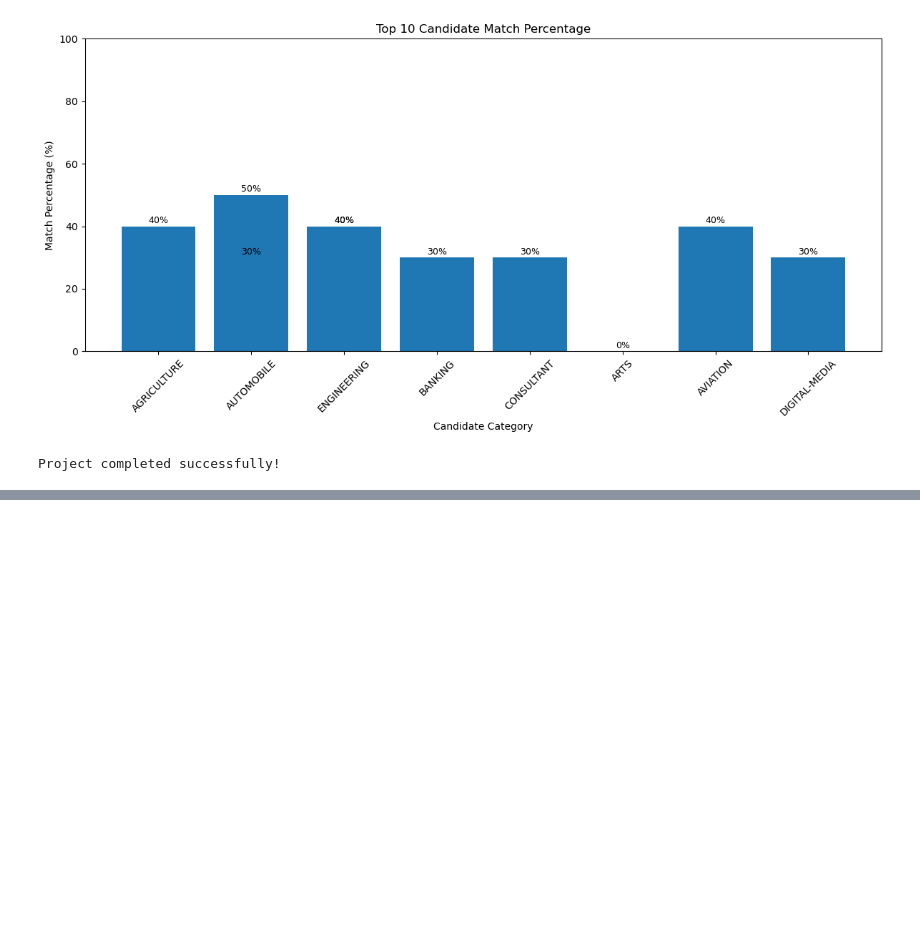
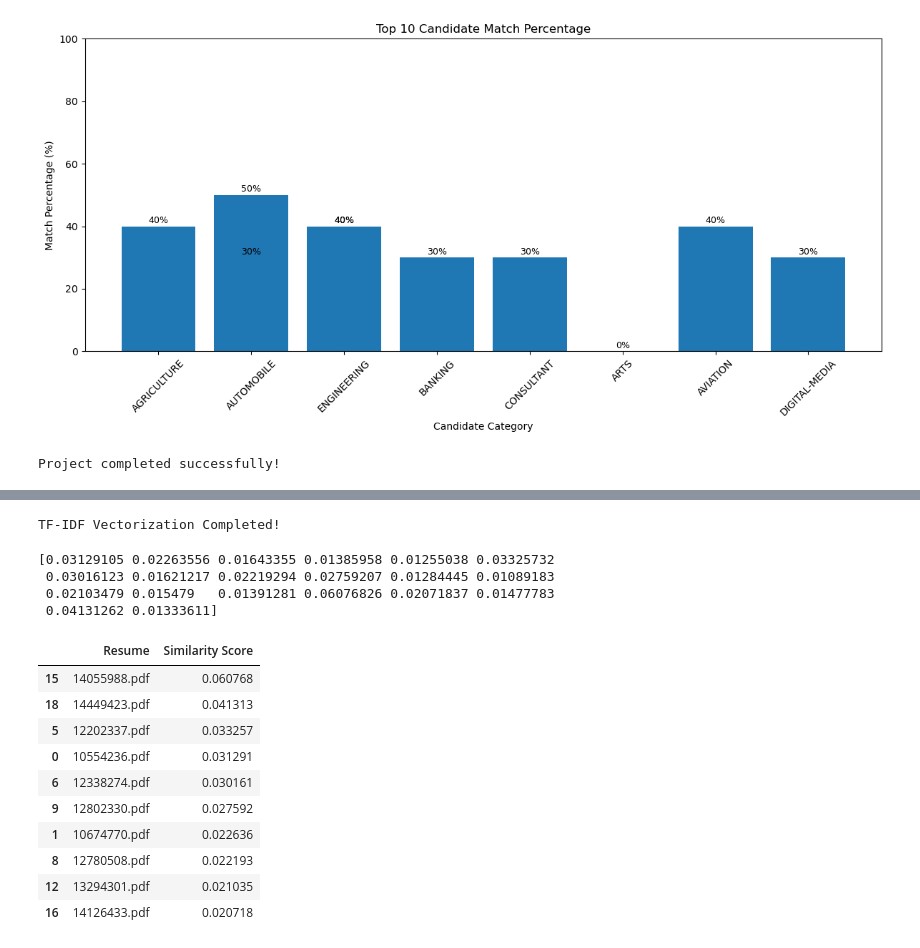
Before and after one commit to lavanyamg678-cpu/FUTURE_ML_03, a Jupyter notebook: Resume_Screening.ipynb, the cells around one changed output, grey strips where cells are left out. Cells and saved outputs as stored; diff of their text form; code cells hidden in the pictures; blank space fills up the shorter version.

```diff
--- a/Resume_Screening.ipynb
+++ b/Resume_Screening.ipynb
@@ -355,0 +476,5 @@ Project completed successfully!
+# %%
+with open("data/job_description.txt", "r", encoding="utf-8") as f:
+    job_description = f.read()
+
+print(job_description)
@@ -355,0 +496,48 @@ Project completed successfully!
+# %%
+from sklearn.feature_extraction.text import TfidfVectorizer
+
+vectorizer = TfidfVectorizer()
+
+vectors = vectorizer.fit_transform(clean_resumes + [job_description])
+
+print("TF-IDF Vectorization Completed!")
+# %% [output]
+TF-IDF Vectorization Completed!
+# %%
+from sklearn.metrics.pairwise import cosine_similarity
+
+scores = cosine_similarity(
+    vectors[-1],
+    vectors[:-1]
+).flatten()
+
+print(scores)
+# %% [output]
+[0.03129105 0.02263556 0.01643355 0.01385958 0.01255038 0.03325732
+ 0.03016123 0.01621217 0.02219294 0.02759207 0.01284445 0.01089183
+ 0.02103479 0.015479   0.01391281 0.06076826 0.02071837 0.01477783
+ 0.04131262 0.01333611]
+# %%
+results = pd.DataFrame({
+    "Resume": resume_names,
+    "Similarity Score": scores
+})
+
+results = results.sort_values(
+    by="Similarity Score",
+    ascending=False
+)
+
+results.head(10)
+# %% [output]
+|  | Resume | Similarity Score |
+| 15 | 14055988.pdf | 0.060768 |
+| 18 | 14449423.pdf | 0.041313 |
+| 5 | 12202337.pdf | 0.033257 |
+| 0 | 10554236.pdf | 0.031291 |
+| 6 | 12338274.pdf | 0.030161 |
+| 9 | 12802330.pdf | 0.027592 |
+| 1 | 10674770.pdf | 0.022636 |
+| 8 | 12780508.pdf | 0.022193 |
+| 12 | 13294301.pdf | 0.021035 |
+| 16 | 14126433.pdf | 0.020718 |
```
Also changed, not shown: parts of 13 cells of this notebook.
